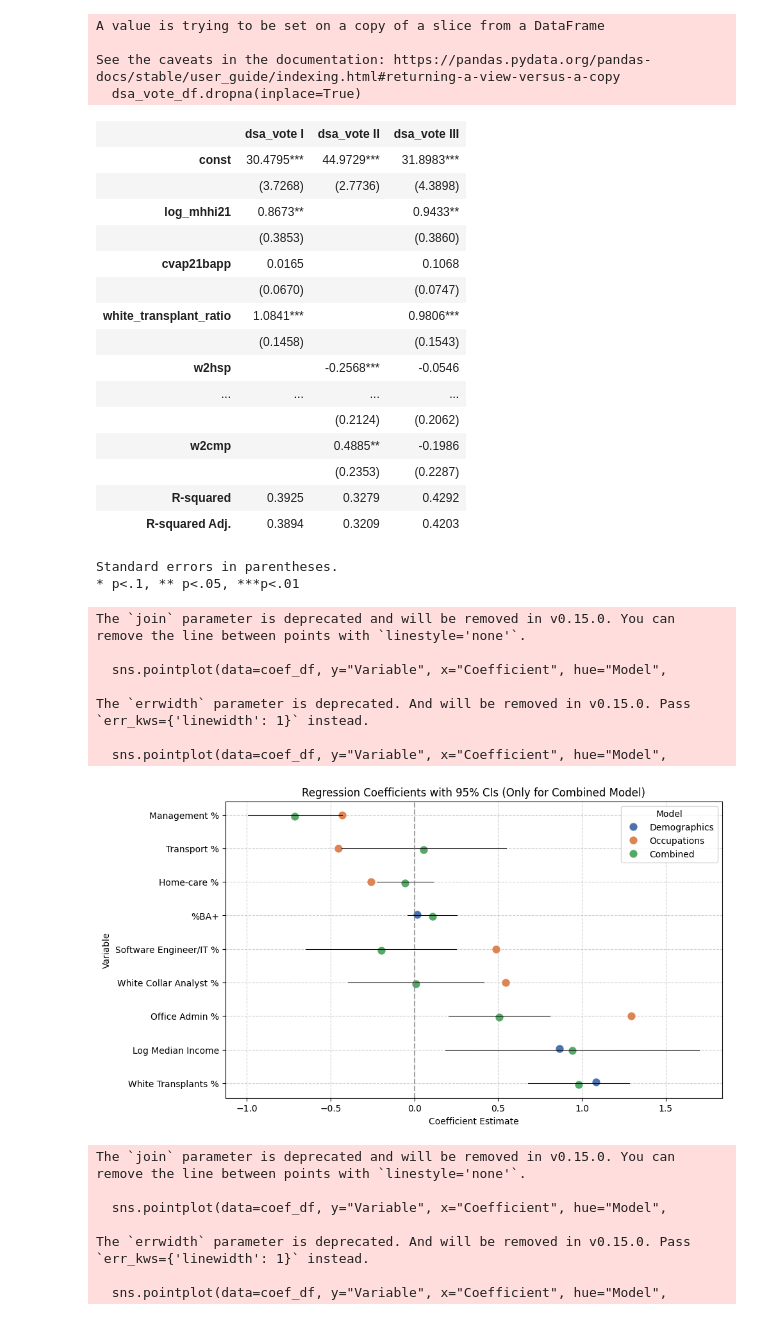
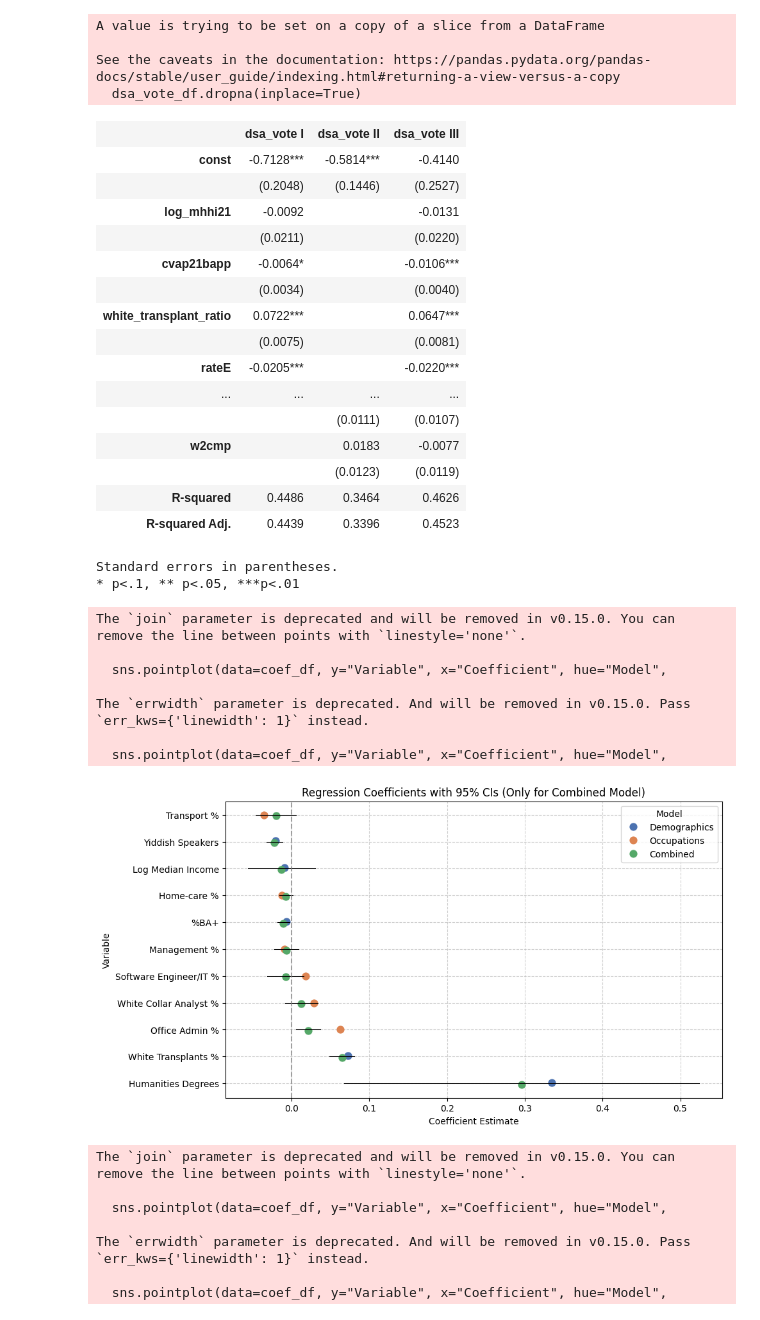
Before and after one commit to SamTGoodson/member_chapters, a Jupyter notebook: notebooks/assembley.ipynb, the cells around one changed output. Cells and saved outputs as stored; diff of their text form; code cells hidden in the pictures.

```diff
--- a/notebooks/assembley.ipynb
+++ b/notebooks/assembley.ipynb
@@ -341,26 +344,33 @@ cc_corr_df.dropna(inplace=True)
+# %%
+corr_df.drop('ElectDist_y', axis=1,inplace=True)
+# %%
+corr_df.rename(columns={'ElectDist_x': 'ElectDist'},inplace=True)
+# %%
+corr_df = corr_df.merge(yd,on = 'ElectDist', how='left')
+corr_df = corr_df.merge(dt,on = 'ElectDist', how='left')
 # %%
 target = corr_df['dsa_vote']
-demo_mod = sm.OLS(target,sm.add_constant(corr_df[['log_mhhi21','cvap21bapp','white_transplant_ratio']])).fit()
+demo_mod = sm.OLS(target,sm.add_constant(corr_df[['log_mhhi21','cvap21bapp','white_transplant_ratio','rateE','st_hu']])).fit()
 occ_mod = sm.OLS(target,sm.add_constant(corr_df[['w2hsp','w2tranp','w2admp','w2mgtp','w2banp','w2cmp']])).fit()
-combined_mod = sm.OLS(target,sm.add_constant(corr_df[['log_mhhi21','cvap21bapp','white_transplant_ratio','w2hsp','w2tranp','w2admp','w2mgtp','w2banp','w2cmp']])).fit()
+combined_mod = sm.OLS(target,sm.add_constant(corr_df[['log_mhhi21','cvap21bapp','white_transplant_ratio','w2hsp','w2tranp','w2admp','w2mgtp','w2banp','w2cmp','rateE','st_hu']])).fit()
 summary_col([demo_mod,occ_mod,combined_mod],stars=True)
 # %% [output]
 |  | dsa_vote I | dsa_vote II | dsa_vote III |
-| const | 30.4795*** | 44.9729*** | 31.8983*** |
-|  | (3.7268) | (2.7736) | (4.3898) |
-| log_mhhi21 | 0.8673** |  | 0.9433** |
-|  | (0.3853) |  | (0.3860) |
-| cvap21bapp | 0.0165 |  | 0.1068 |
-|  | (0.0670) |  | (0.0747) |
-| white_transplant_ratio | 1.0841*** |  | 0.9806*** |
-|  | (0.1458) |  | (0.1543) |
-| w2hsp |  | -0.2568*** | -0.0546 |
+| const | -0.7128*** | -0.5814*** | -0.4140 |
+|  | (0.2048) | (0.1446) | (0.2527) |
+| log_mhhi21 | -0.0092 |  | -0.0131 |
+|  | (0.0211) |  | (0.0220) |
+| cvap21bapp | -0.0064* |  | -0.0106*** |
+|  | (0.0034) |  | (0.0040) |
+| white_transplant_ratio | 0.0722*** |  | 0.0647*** |
+|  | (0.0075) |  | (0.0081) |
+| rateE | -0.0205*** |  | -0.0220*** |
 | ... | ... | ... | ... |
-|  |  | (0.2124) | (0.2062) |
-| w2cmp |  | 0.4885** | -0.1986 |
-|  |  | (0.2353) | (0.2287) |
-| R-squared | 0.3925 | 0.3279 | 0.4292 |
-| R-squared Adj. | 0.3894 | 0.3209 | 0.4203 |
+|  |  | (0.0111) | (0.0107) |
+| w2cmp |  | 0.0183 | -0.0077 |
+|  |  | (0.0123) | (0.0119) |
+| R-squared | 0.4486 | 0.3464 | 0.4626 |
+| R-squared Adj. | 0.4439 | 0.3396 | 0.4523 |
 Standard errors in parentheses.
 * p<.1, ** p<.05, ***p<.01
 # %%
@@ -379,7 +389,9 @@ var_labels = {
     "w2admp": "Office Admin %",
     "w2mgtp": "Management %",
     "w2banp": "White Collar Analyst %",
-    "w2cmp": "Software Engineer/IT %"
+    "w2cmp": "Software Engineer/IT %",
+    'st_hu' : "Humanities Degrees",
+    'rateE': 'Yiddish Speakers'
 }
 
 coef_df = []
@@ -416,34 +428,34 @@ coef_df["Variable"] = pd.Categorical(coef_df["Variable"],
 
 plt.figure(figsize=(10, 6))
 
 
 sns.pointplot(data=coef_df, y="Variable", x="Coefficient", hue="Model",
               dodge=True, join=False, palette="deep", capsize=0.2,
               errwidth=1, markers="o")
 
 
 for i, row in ci_df.iterrows():
     plt.plot([row["Lower CI"], row["Upper CI"]],
              [row["Variable"], row["Variable"]],
              color='black', linewidth=.75)
 
 
 plt.axvline(x=0, color='gray', linestyle='--', alpha=0.7)
 plt.xlabel("Coefficient Estimate")
 plt.ylabel("Variable")
 plt.title("Regression Coefficients with 95% CIs (Only for Combined Model)")
 plt.legend(title="Model")
 plt.grid(True, linestyle="--", alpha=0.6)
 plt.show()
 # %% [output]
 The `join` parameter is deprecated and will be removed in v0.15.0. You can remove the line between points with `linestyle='none'`.
 
   sns.pointplot(data=coef_df, y="Variable", x="Coefficient", hue="Model",
 
 The `errwidth` parameter is deprecated. And will be removed in v0.15.0. Pass `err_kws={'linewidth': 1}` instead.
 
   sns.pointplot(data=coef_df, y="Variable", x="Coefficient", hue="Model",
-[figure, old version]
+[figure, new version]
 # %%
 models = {
     "Assembley": demo_mod,
```
Also changed, not shown: parts of 3 cells of this notebook, 6 other files.
